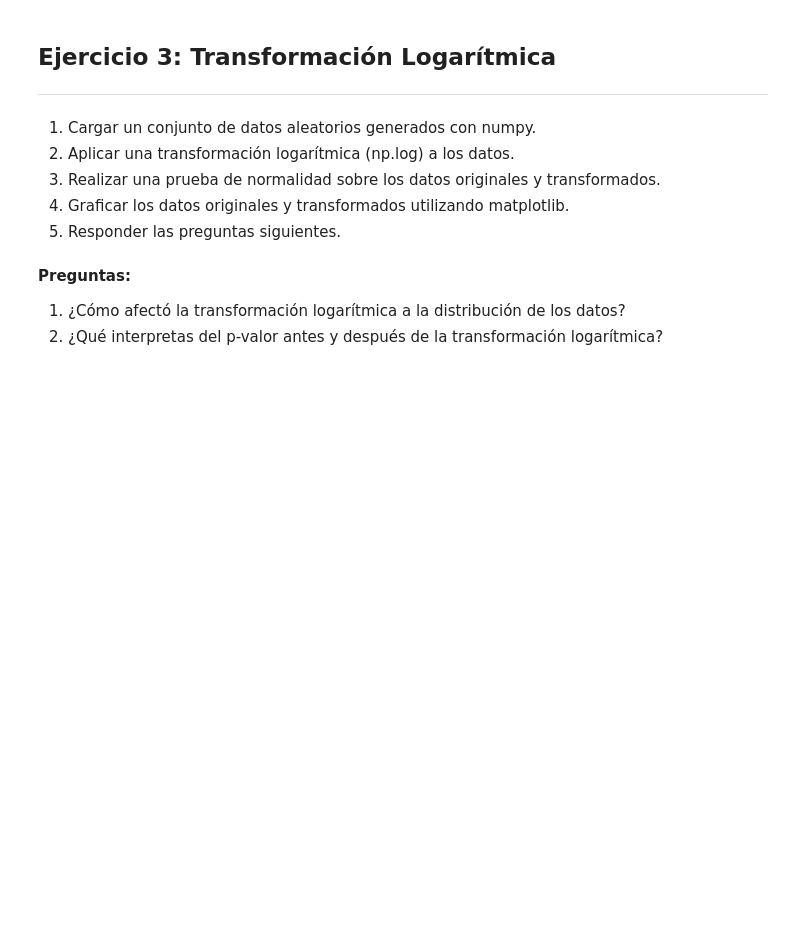
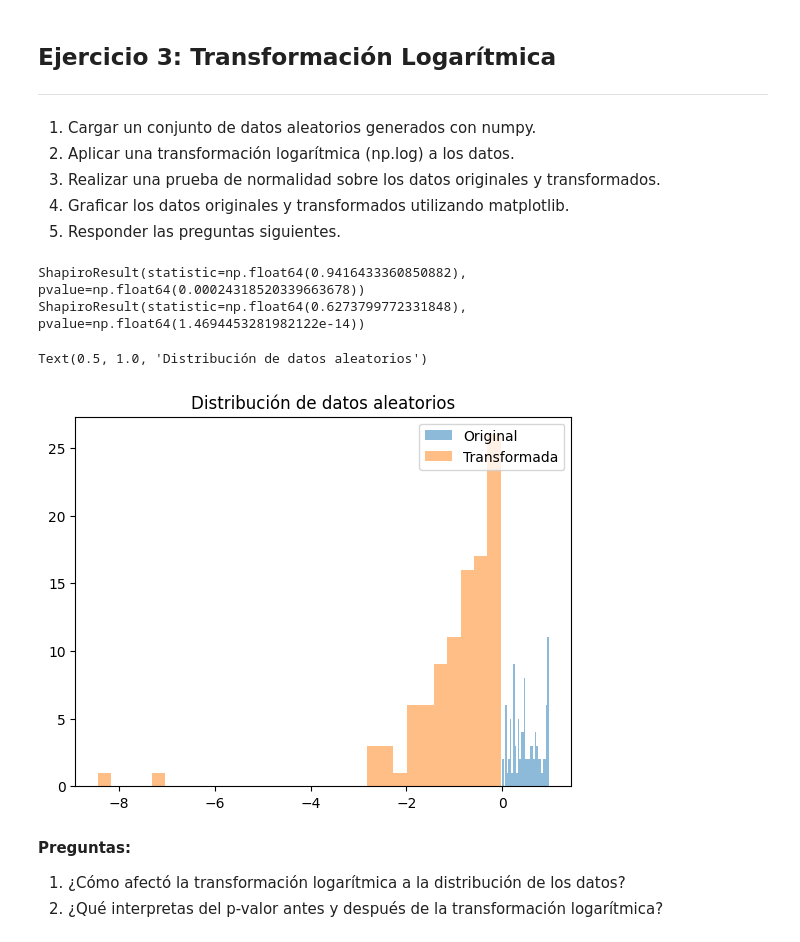
Before and after one commit to bidallei/MIAAD-UACJ, a Jupyter notebook: Practica22_NormalizacionTransformacion_263150.ipynb, the cells around one changed output. Cells and saved outputs as stored; diff of their text form; code cells hidden in the pictures; blank space fills up the shorter version.

```diff
--- a/Practica22_NormalizacionTransformacion_263150.ipynb
+++ b/Practica22_NormalizacionTransformacion_263150.ipynb
@@ -101,6 +141,30 @@ plt.show
 3. Realizar una prueba de normalidad sobre los datos originales y transformados.
 4. Graficar los datos originales y transformados utilizando matplotlib.
 5. Responder las preguntas siguientes.
+# %%
+# 1. Cargar un conjunto de datos aleatorios generados con numpy.
+import numpy as np
+datos_aleatorios = np.random.rand(100)
+
+# 2. Aplicar una transformación logarítmica (np.log) a los datos.
+datos_log = np.log(datos_aleatorios)
+
+# 3. Realizar una prueba de normalidad sobre los datos originales y transformados.
+prueba_normalidad = shapiro(datos_aleatorios)
+prueba_normalidad_log = shapiro(datos_log)
+print(prueba_normalidad)
+print(prueba_normalidad_log)
+
+# 4. Graficar los datos originales y transformados utilizando matplotlib.
+plt.hist(datos_aleatorios, bins=30, alpha=0.5, label='Original')
+plt.hist(datos_log, bins=30, alpha=0.5, label='Transformada')
+plt.legend(loc='upper right')
+plt.title('Distribución de datos aleatorios')
+# %% [output]
+ShapiroResult(statistic=np.float64(0.9416433360850882), pvalue=np.float64(0.00024318520339663678))
+ShapiroResult(statistic=np.float64(0.6273799772331848), pvalue=np.float64(1.4694453281982122e-14))
+Text(0.5, 1.0, 'Distribución de datos aleatorios')
+[figure, added]
 # %% [markdown]
 **Preguntas:**
 1. ¿Cómo afectó la transformación logarítmica a la distribución de los datos?
```
Also changed, not shown: parts of 8 cells of this notebook.
